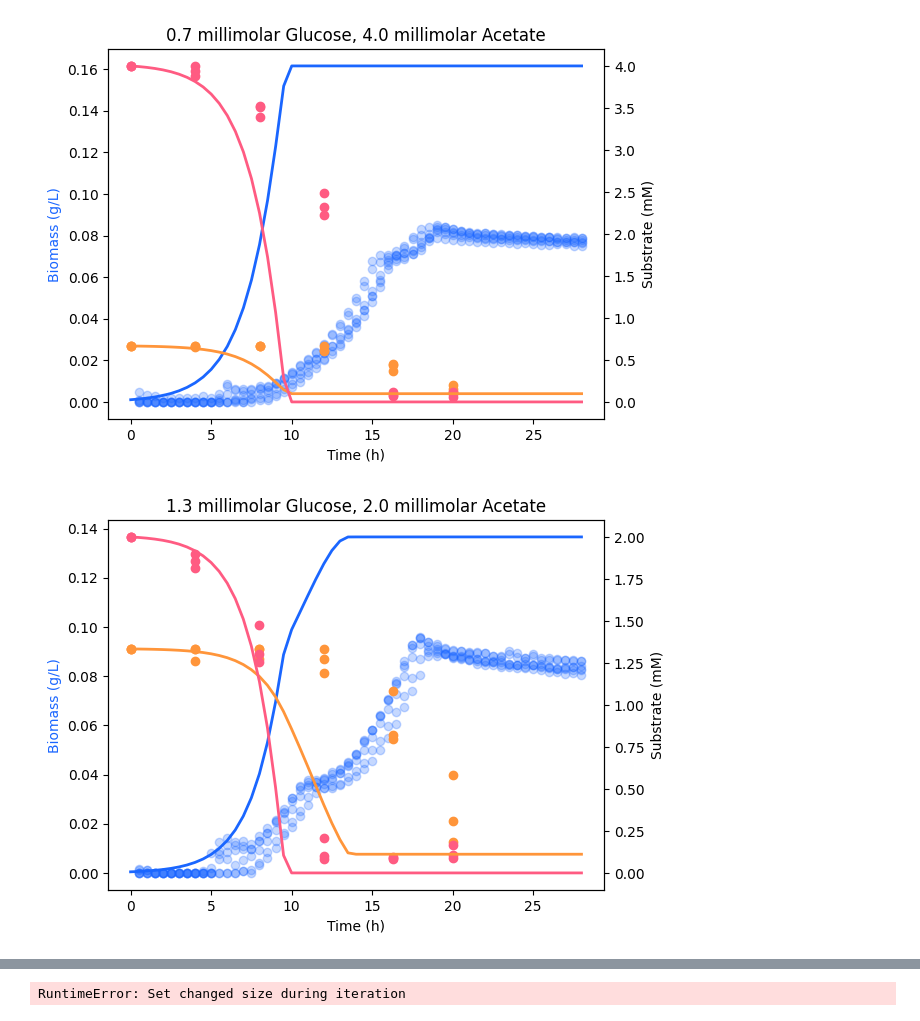
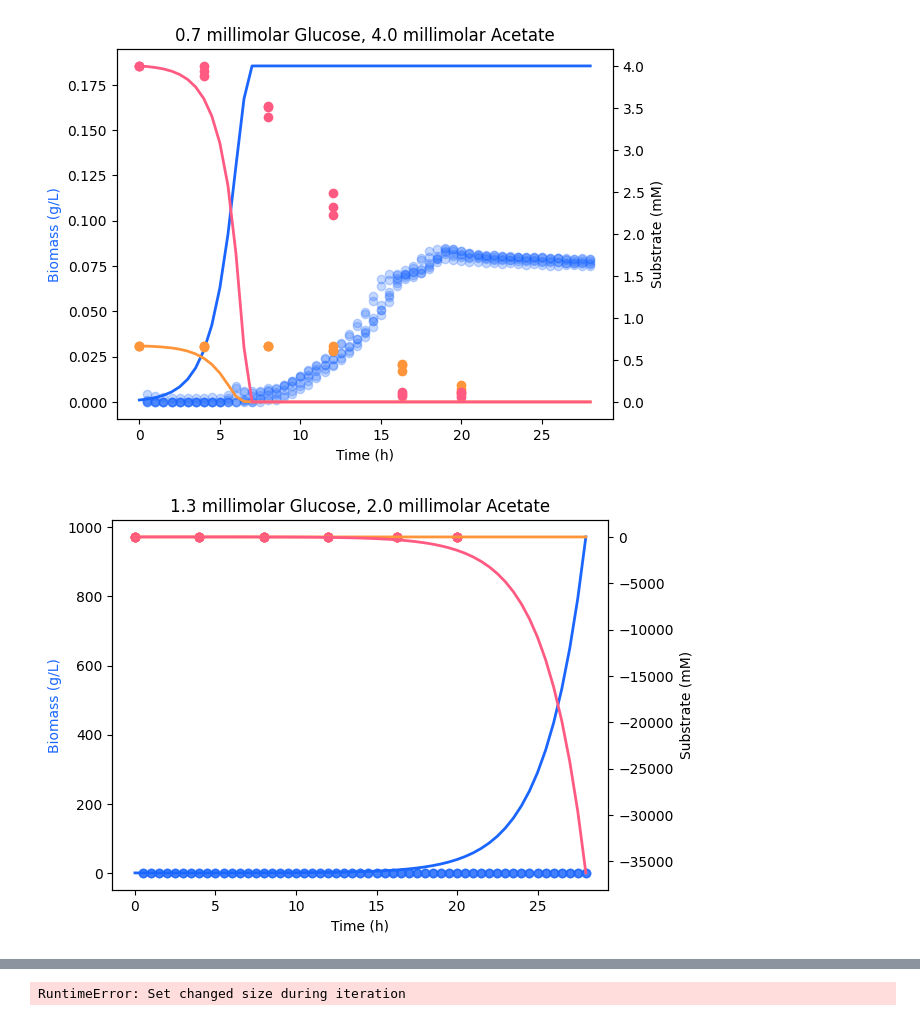
Before and after one commit to C-CoMP-STC/rpom-fba, a Jupyter notebook: experiments/dFBA.ipynb, the cells around one changed output, grey strips where cells are left out. Drawn from its saved outputs; the diff is of its cells as text; code cells hidden in the pictures.

```diff
--- a/experiments/dFBA.ipynb
+++ b/experiments/dFBA.ipynb
@@ -57,10 +75,10 @@ def plot_data(ax,
     return ax, ax2
 # %%
 # Parameters
-V_max_glc = 2.6733940910005014
-K_M_glc = 0.20110273115759897
-V_max_ace = 12.534052524571662
-K_M_ace = 0.055452470369528155
+V_max_glc = 5.4357153539065965
+K_M_glc = 0.14176287099345153
+V_max_ace = 15.012683960622761
+K_M_ace = 1.259066961884447e-07
 
 for (g, a), dat in data.items():
 
@@ -117,2 +135,2 @@ for (g, a), dat in data.items():
-[figure, old version]
+[figure, new version]
-[figure, old version]
+[figure, new version]
```
Also changed, not shown: parts of 6 cells of this notebook, 13 other files.
